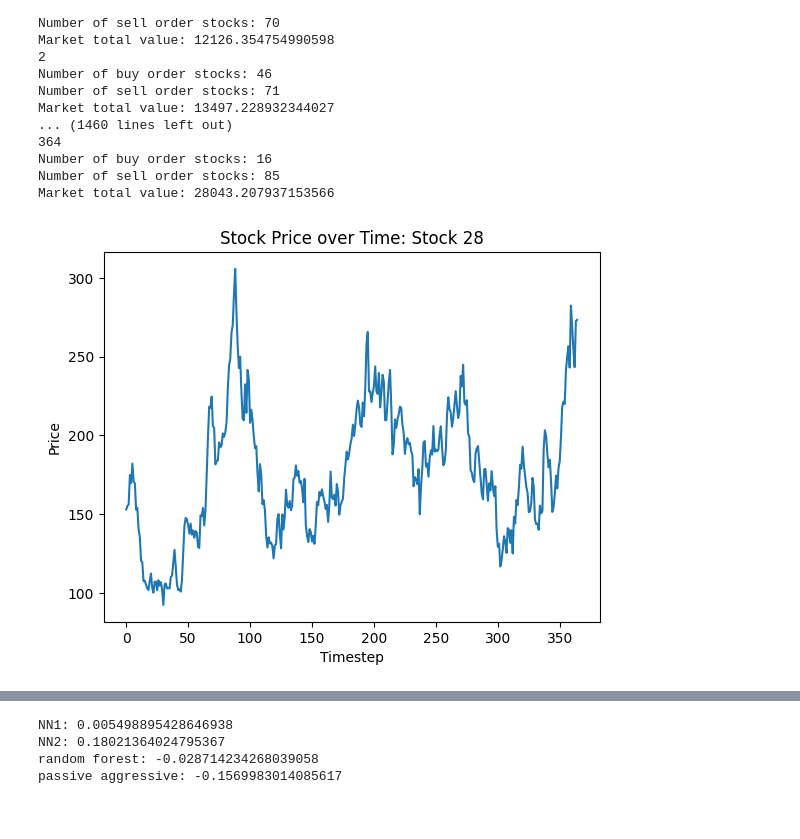
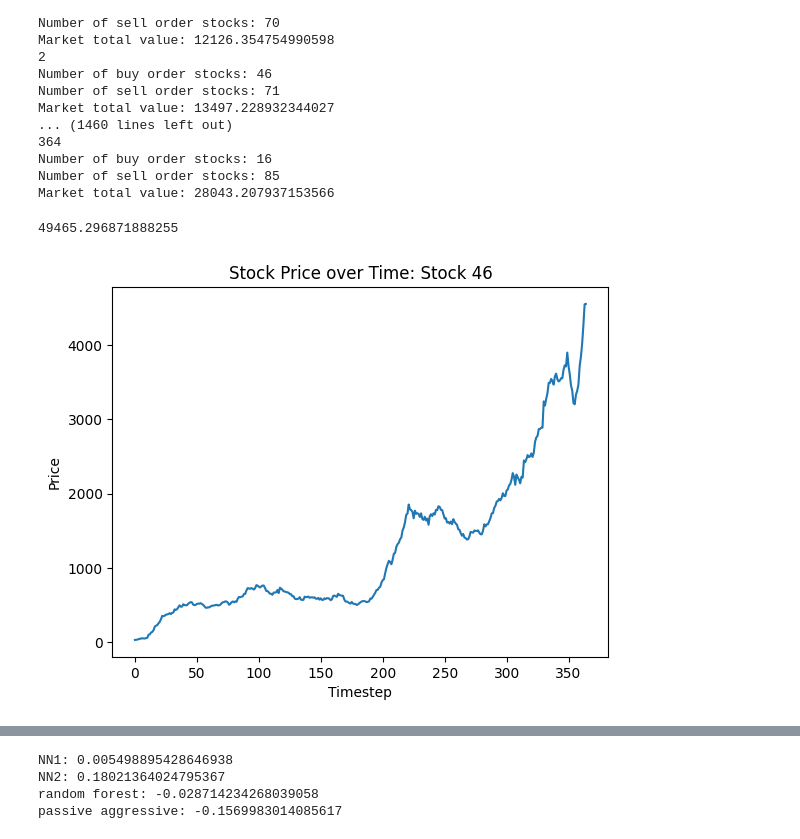
Before and after one commit to jaredpomerantz/stockmarketsim, a Jupyter notebook: examples/run_market.ipynb, the cells around one changed output, grey strips where cells are left out. Drawn from its saved outputs; the diff is of its cells as text; code cells hidden in the pictures.

```diff
--- a/examples/run_market.ipynb
+++ b/examples/run_market.ipynb
@@ -161,16 +161,17 @@ Number of buy order stocks: 16
 Number of sell order stocks: 85
 Market total value: 28043.207937153566
 # %%
-i = 28
+i = 46
 
 plt.figure()
 plt.plot(market.stocks[i].price_history[-N_TIMESTEPS:])
 plt.title(f"Stock Price over Time: Stock {i}")
 plt.xlabel("Timestep")
 plt.ylabel("Price")
 _ = plt.show()
 # %% [output]
+49465.296871888255
-[figure, old version]
+[figure, new version]
 # %%
 i = 65
 
```
Also changed, not shown: parts of 2 cells of this notebook, 1 other file.
